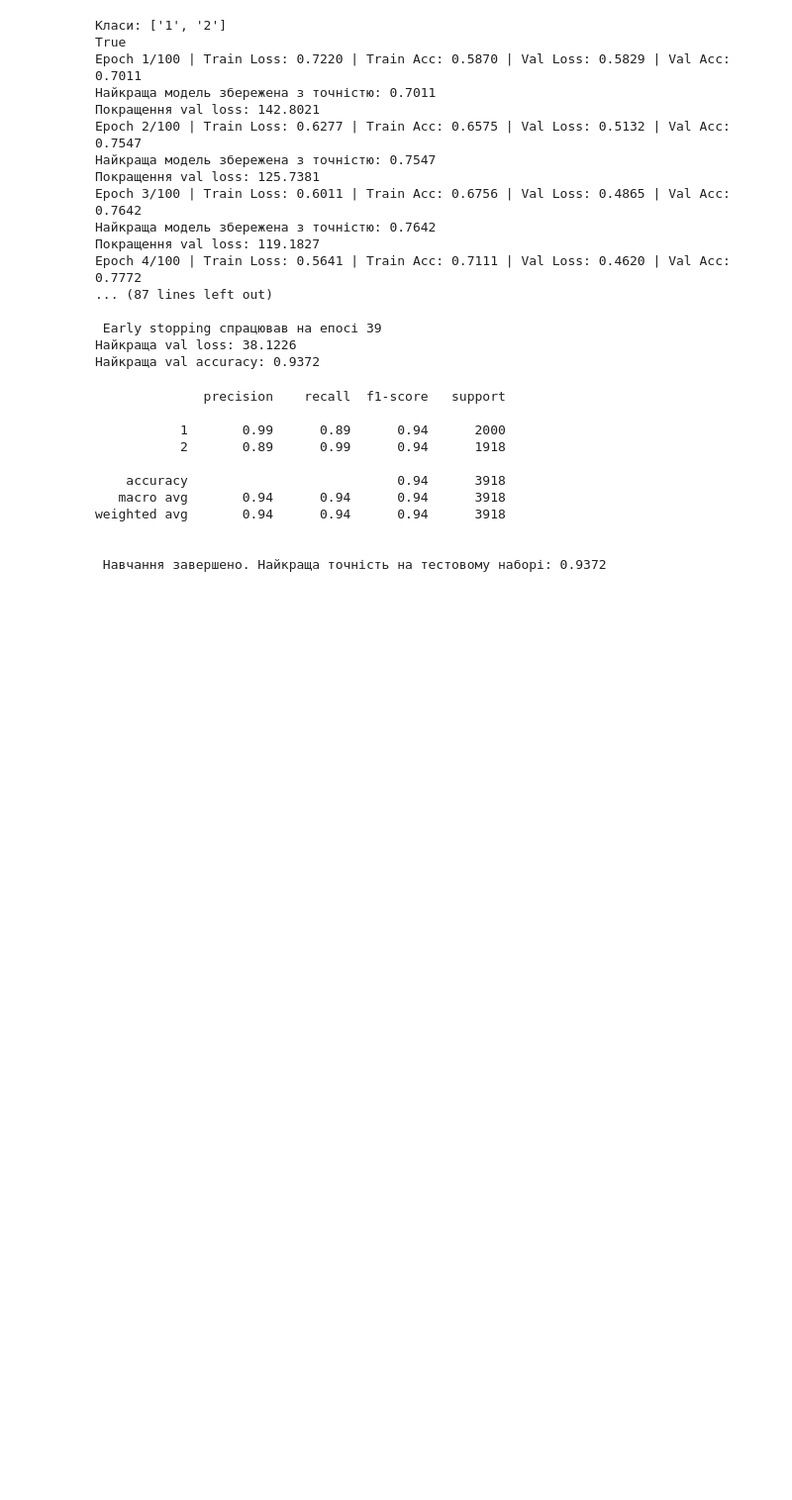
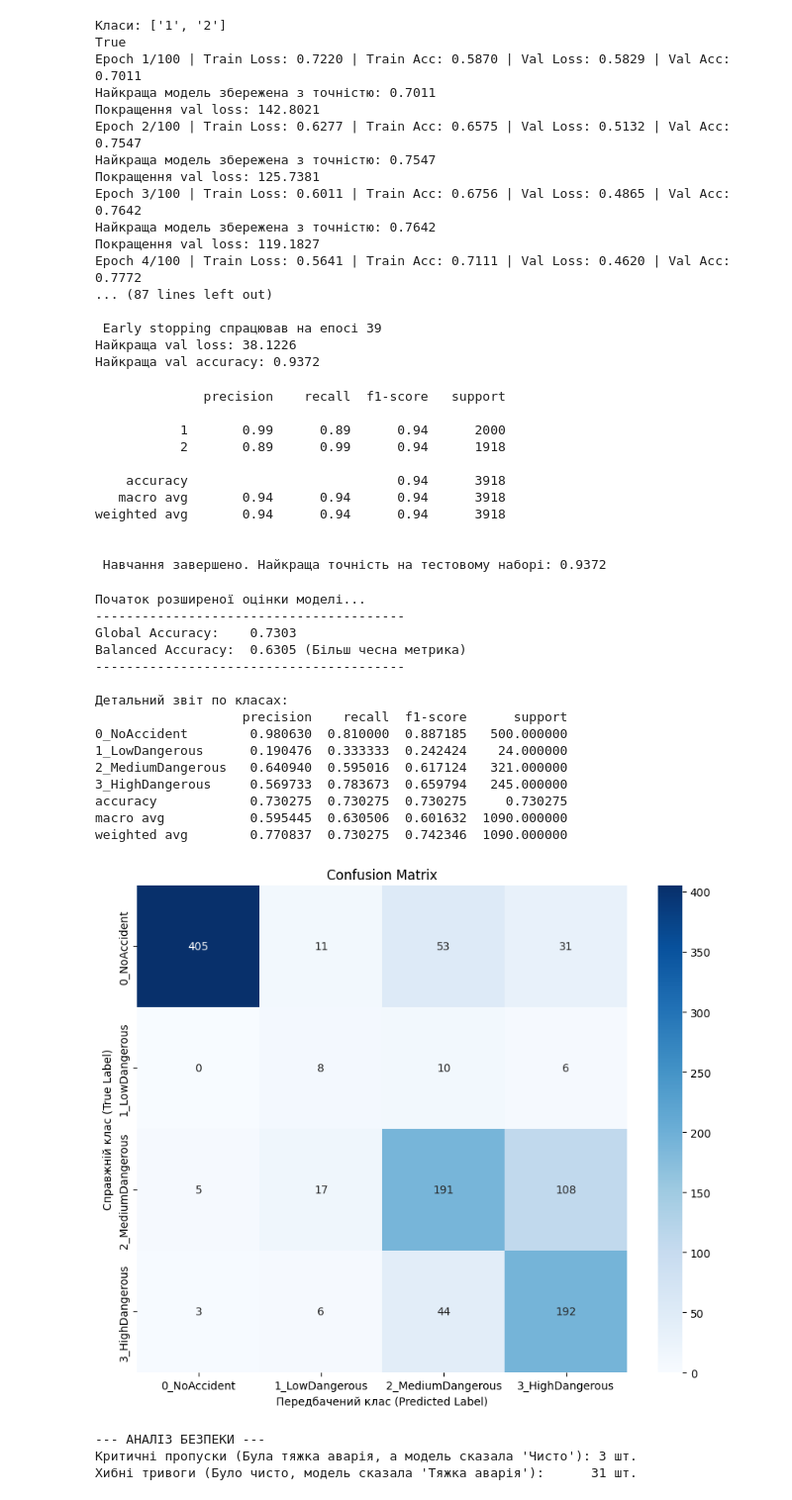
Before and after one commit to Dimus0/recognition-car-accident, a Jupyter notebook: model/src/cnn.ipynb, the cells around one changed output. Shown at 99% size. Cells and saved outputs as stored; diff of their text form; code cells hidden in the pictures; blank space fills up the shorter version.

```diff
--- a/model/src/cnn.ipynb
+++ b/model/src/cnn.ipynb
@@ -310,3 +310,77 @@ weighted avg       0.94      0.94      0.94      3918
 
 
  Навчання завершено. Найкраща точність на тестовому наборі: 0.9372
+# %%
+from sklearn.metrics import classification_report, confusion_matrix, accuracy_score, balanced_accuracy_score
+import pandas as pd
+
+def evaluate_model_comprehensive(model, test_loader, device, class_names, save_path=PLOT_DIR):
+    model.eval()
+    y_true = []
+    y_pred = []
+
+    print("Початок розширеної оцінки моделі...")
+
+    with torch.no_grad():
+        for images, labels in test_loader:
+            images = images.to(device)
+            outputs = model(images)
+            _, predicted = torch.max(outputs, 1)
+
+            y_true.extend(labels.cpu().numpy())
+            y_pred.extend(predicted.cpu().numpy())
+
+    # 1. Загальні метрики
+    acc = accuracy_score(y_true, y_pred)
+    bal_acc = balanced_accuracy_score(y_true, y_pred)
+
+    print("-" * 40)
+    print(f"Global Accuracy:    {acc:.4f}")
+    print(f"Balanced Accuracy:  {bal_acc:.4f} (Більш чесна метрика)")
+    print("-" * 40)
+
+    # 2. Детальний звіт (Precision, Recall, F1)
+    report = classification_report(y_true, y_pred, target_names=class_names, output_dict=True)
+    report_df = pd.DataFrame(report).transpose()
+    print("\nДетальний звіт по класах:")
+    print(report_df)
+
+    # Збереження звіту в CSV
+    report_df.to_csv(f"{save_path}/metrics_report.csv")
+
+    # 3. Матриця плутанини (Графік)
+    cm = confusion_matrix(y_true, y_pred)
+
+    plt.figure(figsize=(10, 8))
+    sns.heatmap(cm, annot=True, fmt='d', cmap='Blues',
+                xticklabels=class_names,
+                yticklabels=class_names)
+    plt.ylabel('Справжній клас (True Label)')
+    plt.xlabel('Передбачений клас (Predicted Label)')
+    plt.title('Confusion Matrix')
+    plt.savefig(f"{save_path}/confusion_matrix_final.png")
+    plt.show()
+    plt.close()
+
+
+evaluate_model_comprehensive(model, test_loader, DEVICE, train_dataset.classes)
+# %% [output]
+Початок розширеної оцінки моделі...
+----------------------------------------
+Global Accuracy:    0.7303
+Balanced Accuracy:  0.6305 (Більш чесна метрика)
+----------------------------------------
+
+Детальний звіт по класах:
+                   precision    recall  f1-score      support
+0_NoAccident        0.980630  0.810000  0.887185   500.000000
+1_LowDangerous      0.190476  0.333333  0.242424    24.000000
+2_MediumDangerous   0.640940  0.595016  0.617124   321.000000
+3_HighDangerous     0.569733  0.783673  0.659794   245.000000
+accuracy            0.730275  0.730275  0.730275     0.730275
+macro avg           0.595445  0.630506  0.601632  1090.000000
+weighted avg        0.770837  0.730275  0.742346  1090.000000
+[figure, added]
+--- АНАЛІЗ БЕЗПЕКИ ---
+Критичні пропуски (Була тяжка аварія, а модель сказала 'Чисто'): 3 шт.
+Хибні тривоги (Було чисто, модель сказала 'Тяжка аварія'):      31 шт.
```
Also changed, not shown: 28 other files.
